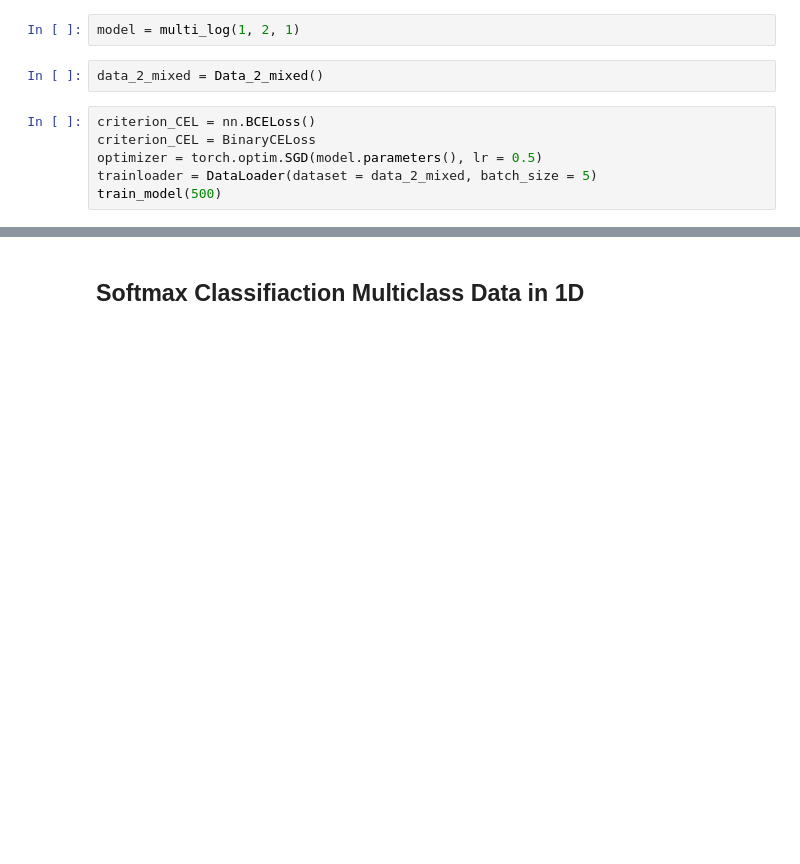
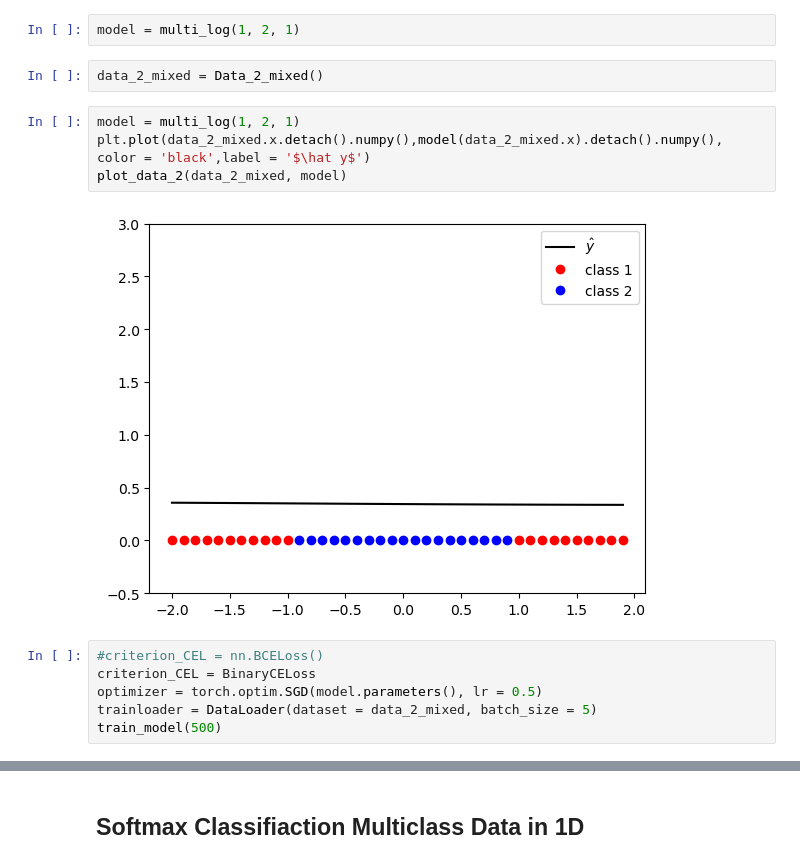
Before and after one commit to LinusLach/Blog, a Jupyter notebook: posts/post-with-code/Pytorch/LR_and_Softmax.ipynb, the cells around one changed output, grey strips where cells are left out. Drawn from its saved outputs; the diff is of its cells as text; blank space fills up the shorter version.

```diff
--- a/posts/post-with-code/Pytorch/LR_and_Softmax.ipynb
+++ b/posts/post-with-code/Pytorch/LR_and_Softmax.ipynb
@@ -271,8 +360,14 @@ def forward(x):
 model = multi_log(1, 2, 1)
 # %%
 data_2_mixed = Data_2_mixed()
+# %%
+model = multi_log(1, 2, 1)
+plt.plot(data_2_mixed.x.detach().numpy(),model(data_2_mixed.x).detach().numpy(), color = 'black',label = '$\hat y$')
+plot_data_2(data_2_mixed, model)
+# %% [output]
+[figure, added]
 # %%
-criterion_CEL = nn.BCELoss()
+#criterion_CEL = nn.BCELoss()
 criterion_CEL = BinaryCELoss
 optimizer = torch.optim.SGD(model.parameters(), lr = 0.5)
 trainloader = DataLoader(dataset = data_2_mixed, batch_size = 5)
```
Also changed, not shown: parts of 29 cells of this notebook.
